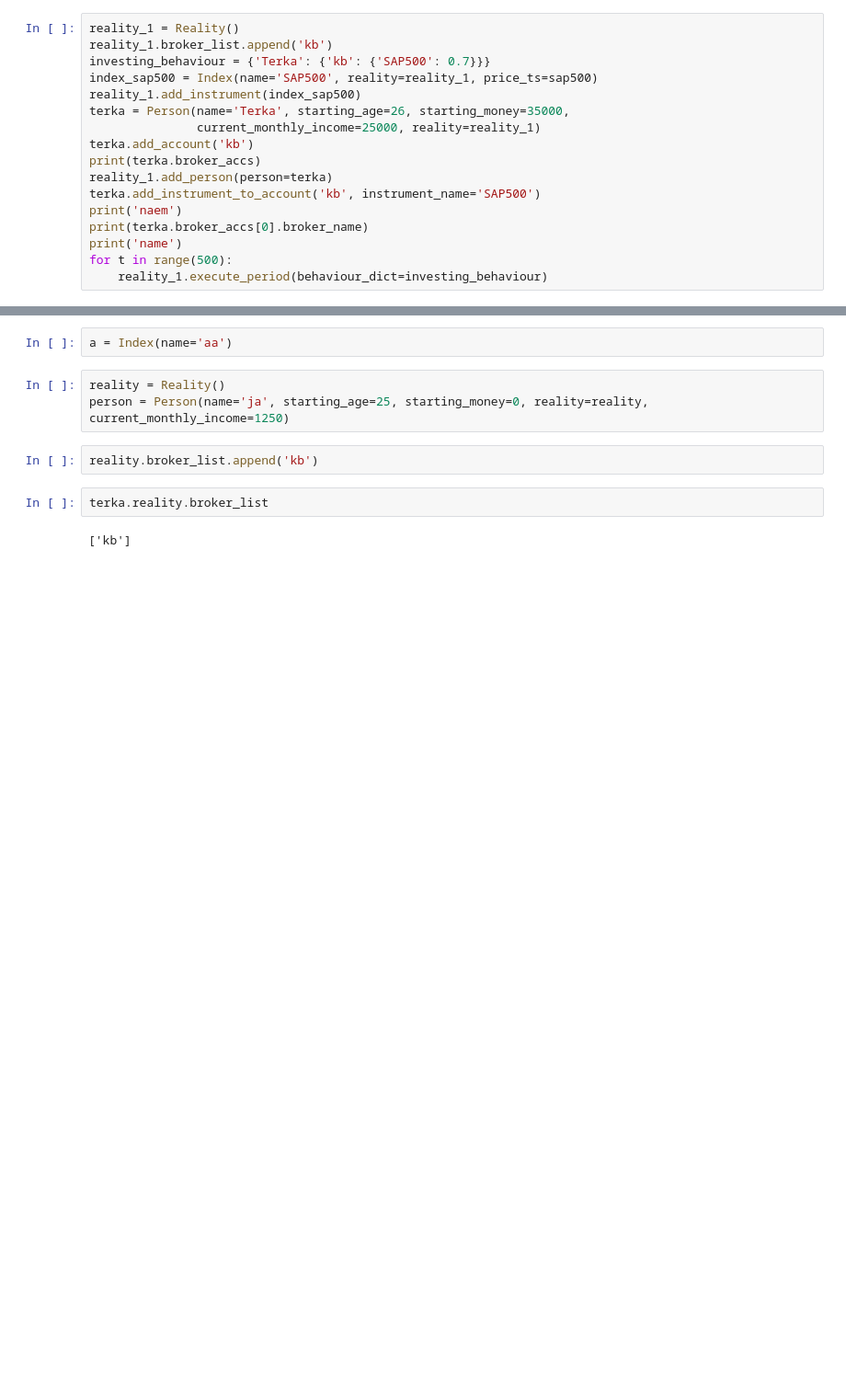
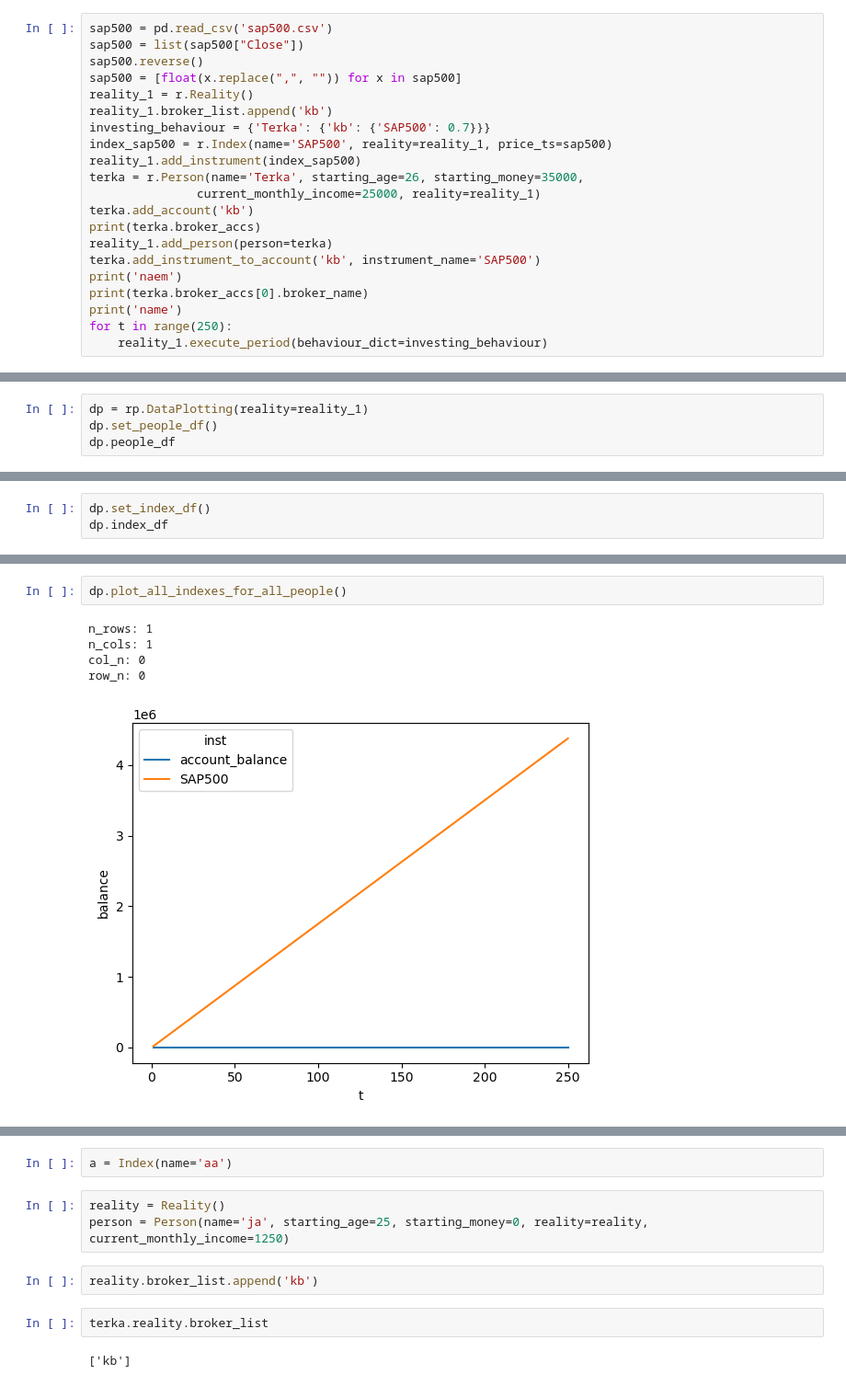
Before and after one commit to honzaz1234/return_simulation, a Jupyter notebook: test_model.ipynb, the cells around one changed output, grey strips where cells are left out. Shown at 92% size. Cells and saved outputs as stored; diff of their text form; blank space fills up the shorter version.

Commit message:
plots almost done

```diff
--- a/test_model.ipynb
+++ b/test_model.ipynb
@@ -345,10 +5,14 @@ sap500
 # %%
-reality_1 = Reality()
+sap500 = pd.read_csv('sap500.csv')
+sap500 = list(sap500["Close"])
+sap500.reverse()
+sap500 = [float(x.replace(",", "")) for x in sap500]
+reality_1 = r.Reality()
 reality_1.broker_list.append('kb')
 investing_behaviour = {'Terka': {'kb': {'SAP500': 0.7}}}
-index_sap500 = Index(name='SAP500', reality=reality_1, price_ts=sap500)
+index_sap500 = r.Index(name='SAP500', reality=reality_1, price_ts=sap500)
 reality_1.add_instrument(index_sap500)
-terka = Person(name='Terka', starting_age=26, starting_money=35000,
+terka = r.Person(name='Terka', starting_age=26, starting_money=35000,
                current_monthly_income=25000, reality=reality_1)
 terka.add_account('kb')
 print(terka.broker_accs)
@@ -357,6 +21,6 @@ terka.add_instrument_to_account('kb', instrument_name='SAP500')
 print('naem')
 print(terka.broker_accs[0].broker_name)
 print('name')
-for t in range(500):
+for t in range(250):
     reality_1.execute_period(behaviour_dict=investing_behaviour)
 # %% [output]
@@ -379,0 +44,4 @@ multip
+# %%
+dp = rp.DataPlotting(reality=reality_1)
+dp.set_people_df()
+dp.people_df
@@ -379,0 +79,3 @@ multip
+# %%
+dp.set_index_df()
+dp.index_df
@@ -379,0 +96,8 @@ multip
+# %%
+dp.plot_all_indexes_for_all_people()
+# %% [output]
+n_rows: 1
+n_cols: 1
+col_n: 0
+row_n: 0
+[figure, added]
```
Also changed, not shown: parts of 20 cells of this notebook, 2 other files.
